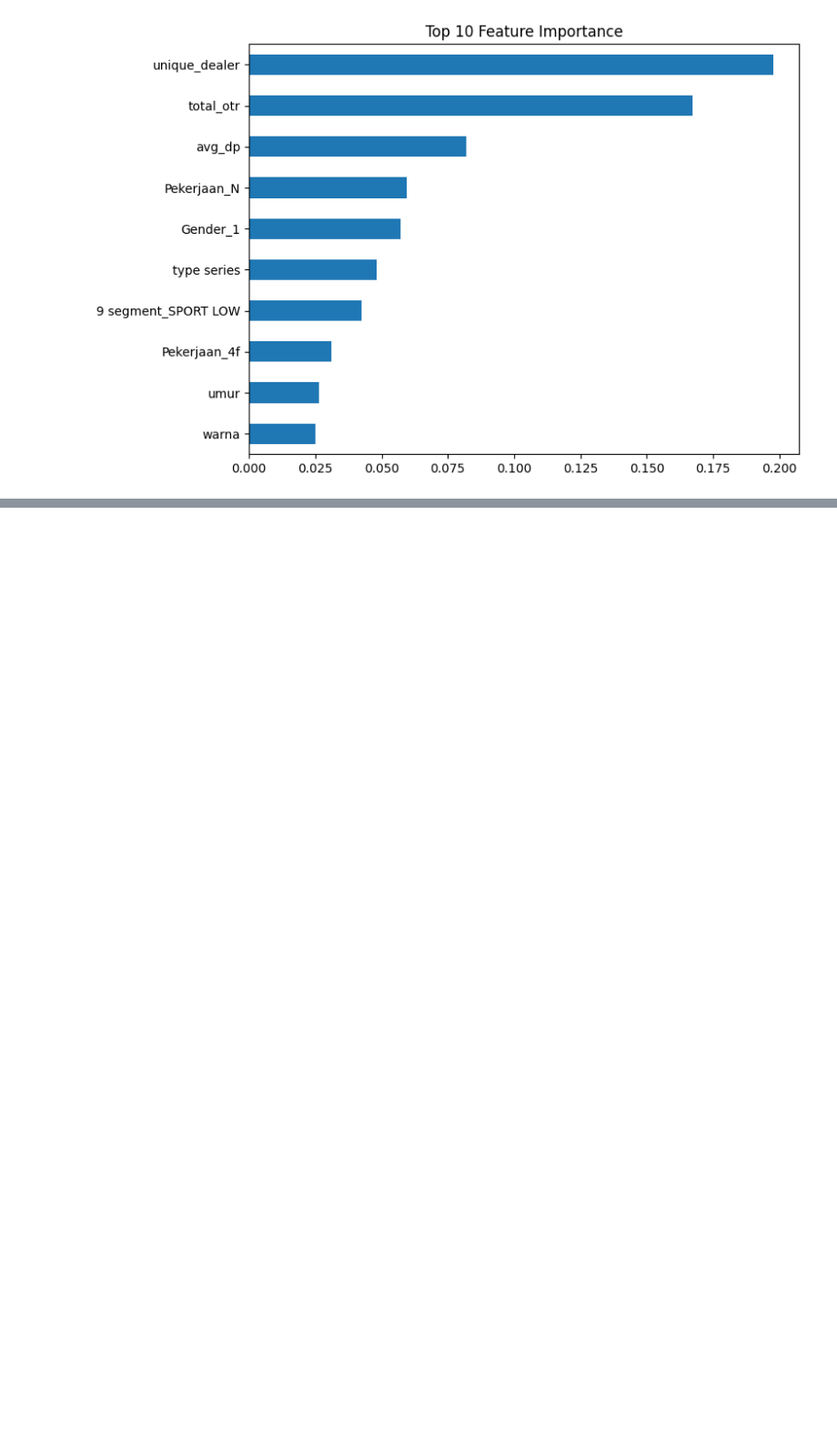
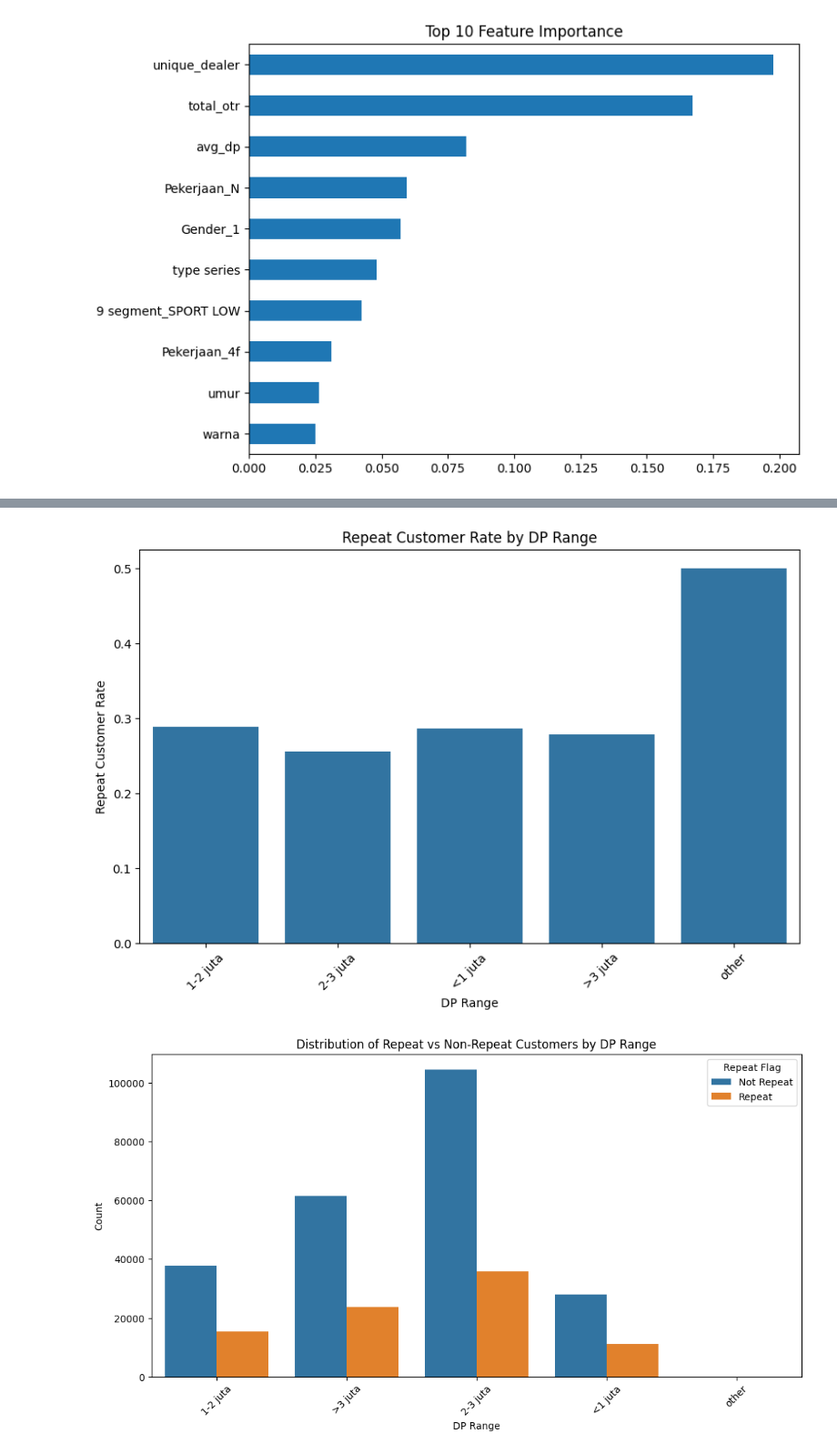
Before and after one commit to strawbeyiinn/repeat-Customer-Prediction, a Jupyter notebook: RepeatCustomerPred.ipynb, the cells around one changed output, grey strips where cells are left out. Shown at 91% size. Drawn from its saved outputs; the diff is of its cells as text; code cells hidden in the pictures; blank space fills up the shorter version.

```diff
--- a/RepeatCustomerPred.ipynb
+++ b/RepeatCustomerPred.ipynb
@@ -778,0 +805,33 @@ plt.show()
+# %%
+dp_labels = {
+    0: '<1 juta',
+    1: '1-2 juta',
+    2: '2-3 juta',
+    3: '>3 juta',
+    4: 'other'
+}
+
+df_drop['range dp label'] = df_drop['range dp'].map(dp_labels)
+
+dp_repeat = df_drop.groupby('range dp label')['repeat_flag'].mean().reset_index()
+dp_repeat.columns = ['Range DP', 'Repeat Rate']
+
+plt.figure(figsize=(10, 6))
+sns.barplot(x='Range DP', y='Repeat Rate', data=dp_repeat)
+plt.title('Repeat Customer Rate by DP Range')
+plt.xlabel('DP Range')
+plt.ylabel('Repeat Customer Rate')
+plt.xticks(rotation=45)
+plt.show()
+
+plt.figure(figsize=(12, 6))
+sns.countplot(x='range dp label', hue='repeat_flag', data=df_drop)
+plt.title('Distribution of Repeat vs Non-Repeat Customers by DP Range')
+plt.xlabel('DP Range')
+plt.ylabel('Count')
+plt.legend(title='Repeat Flag', labels=['Not Repeat', 'Repeat'])
+plt.xticks(rotation=45)
+plt.show()
+# %% [output]
+[figure, added]
+[figure, added]
```
Also changed, not shown: parts of 30 cells of this notebook.
